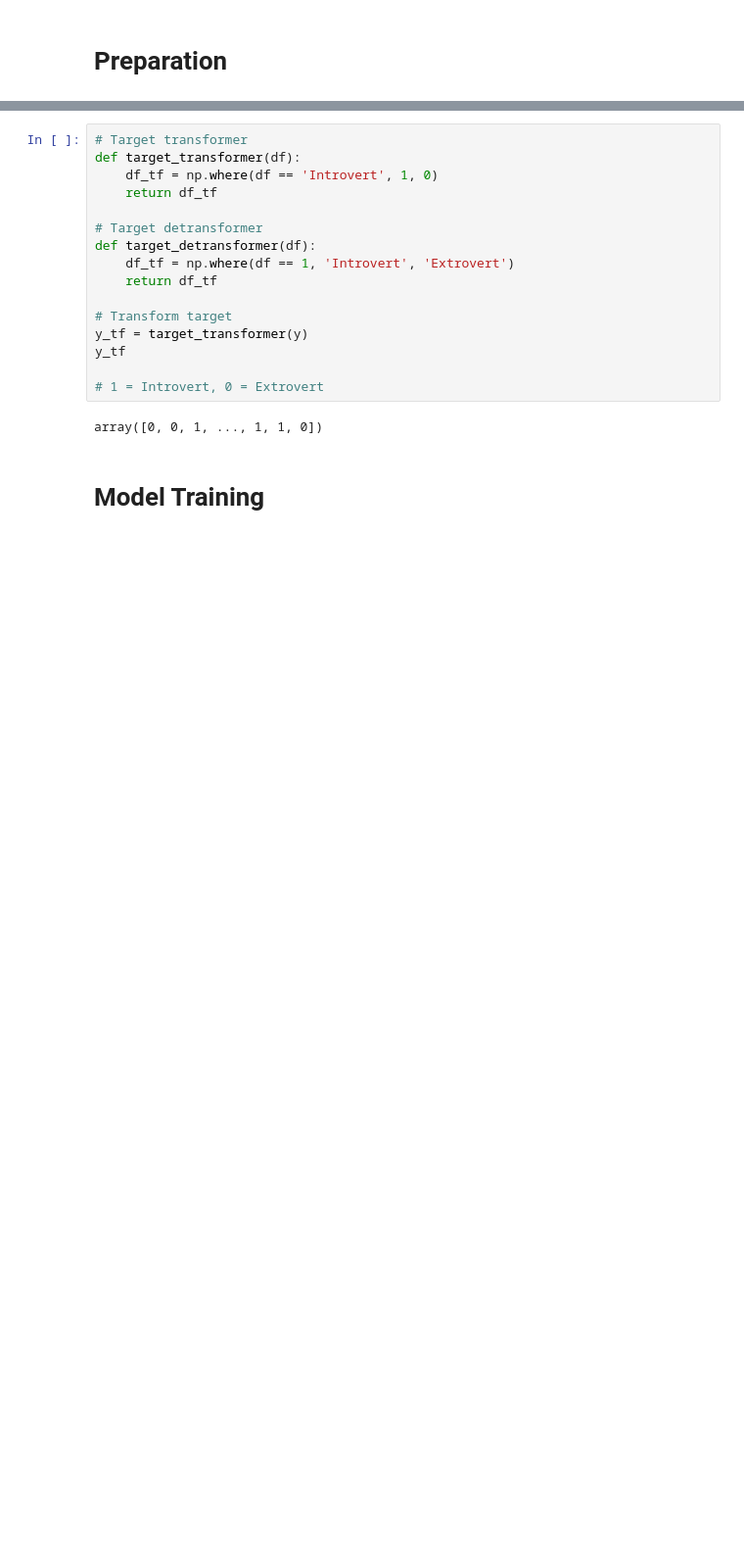
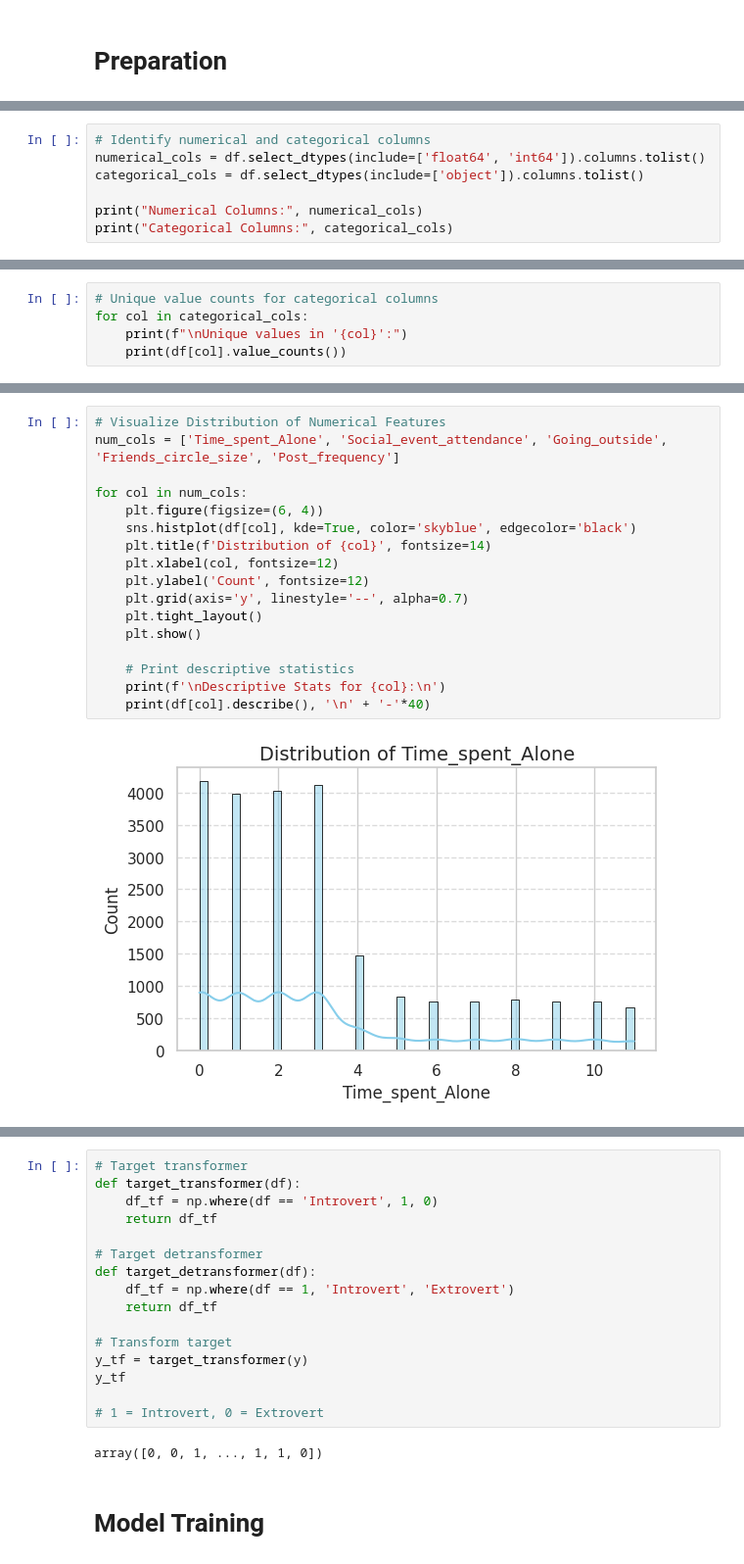
Before and after one commit to m-arifin-ilham/introvert-extrovert-classifier, a Jupyter notebook: introvert-extrovert-prediction.ipynb, the cells around one changed output, grey strips where cells are left out. Shown at 98% size. Saved outputs shown, nothing was run; the diff lists cells and outputs as text; blank space fills up the shorter version.

```diff
--- a/introvert-extrovert-prediction.ipynb
+++ b/introvert-extrovert-prediction.ipynb
@@ -46,0 +168,7 @@ train_data.describe(include='all')
+# %%
+# Identify numerical and categorical columns
+numerical_cols = df.select_dtypes(include=['float64', 'int64']).columns.tolist()
+categorical_cols = df.select_dtypes(include=['object']).columns.tolist()
+
+print("Numerical Columns:", numerical_cols)
+print("Categorical Columns:", categorical_cols)
@@ -46,0 +217,5 @@ train_data.describe(include='all')
+# %%
+# Unique value counts for categorical columns
+for col in categorical_cols:
+    print(f"\nUnique values in '{col}':")
+    print(df[col].value_counts())
@@ -46,0 +269,19 @@ train_data.describe(include='all')
+# %%
+# Visualize Distribution of Numerical Features
+num_cols = ['Time_spent_Alone', 'Social_event_attendance', 'Going_outside', 'Friends_circle_size', 'Post_frequency']
+
+for col in num_cols:
+    plt.figure(figsize=(6, 4))
+    sns.histplot(df[col], kde=True, color='skyblue', edgecolor='black')
+    plt.title(f'Distribution of {col}', fontsize=14)
+    plt.xlabel(col, fontsize=12)
+    plt.ylabel('Count', fontsize=12)
+    plt.grid(axis='y', linestyle='--', alpha=0.7)
+    plt.tight_layout()
+    plt.show()
+
+    # Print descriptive statistics
+    print(f'\nDescriptive Stats for {col}:\n')
+    print(df[col].describe(), '\n' + '-'*40)
+# %% [output]
+[figure, added]
```
Also changed, not shown: parts of 73 cells of this notebook.
